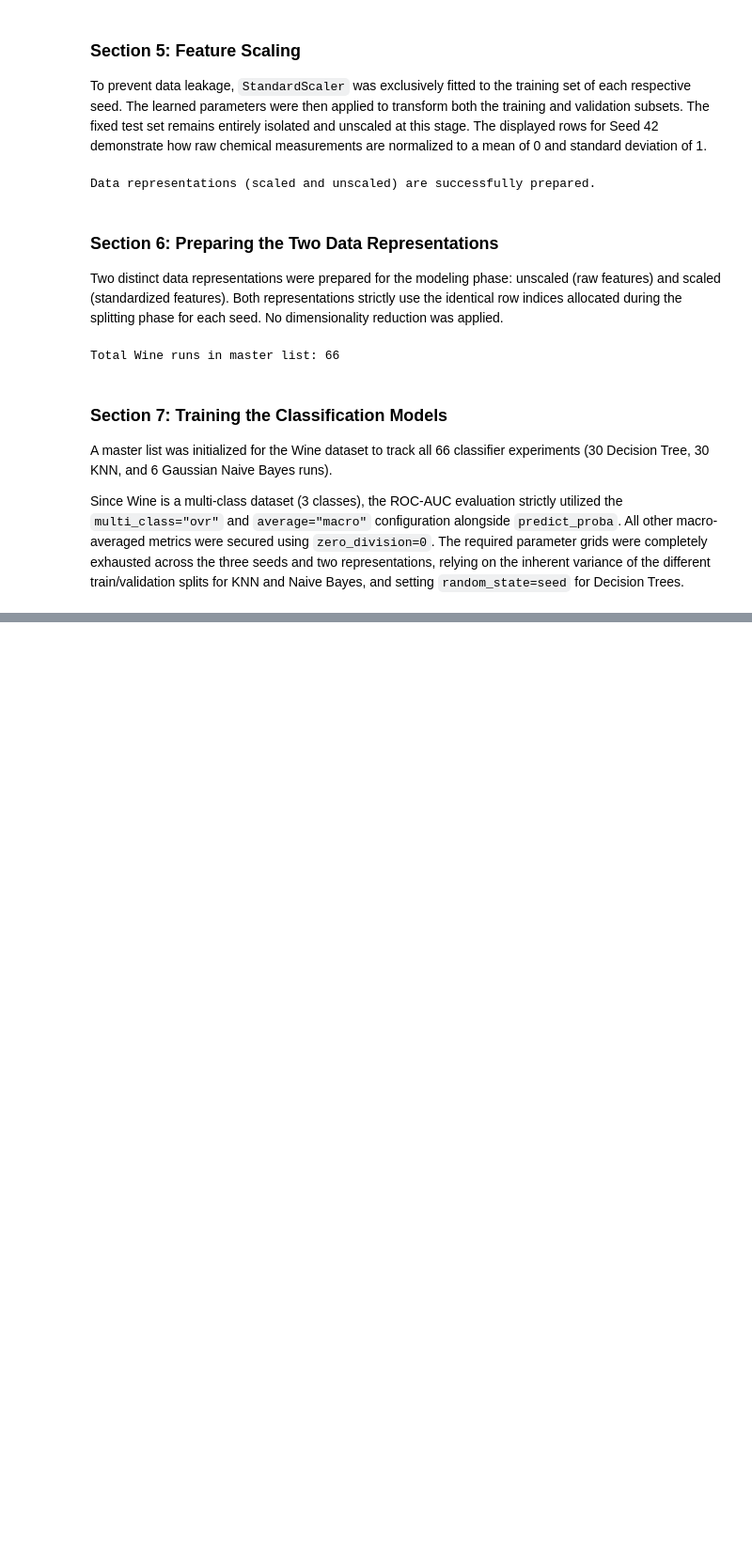
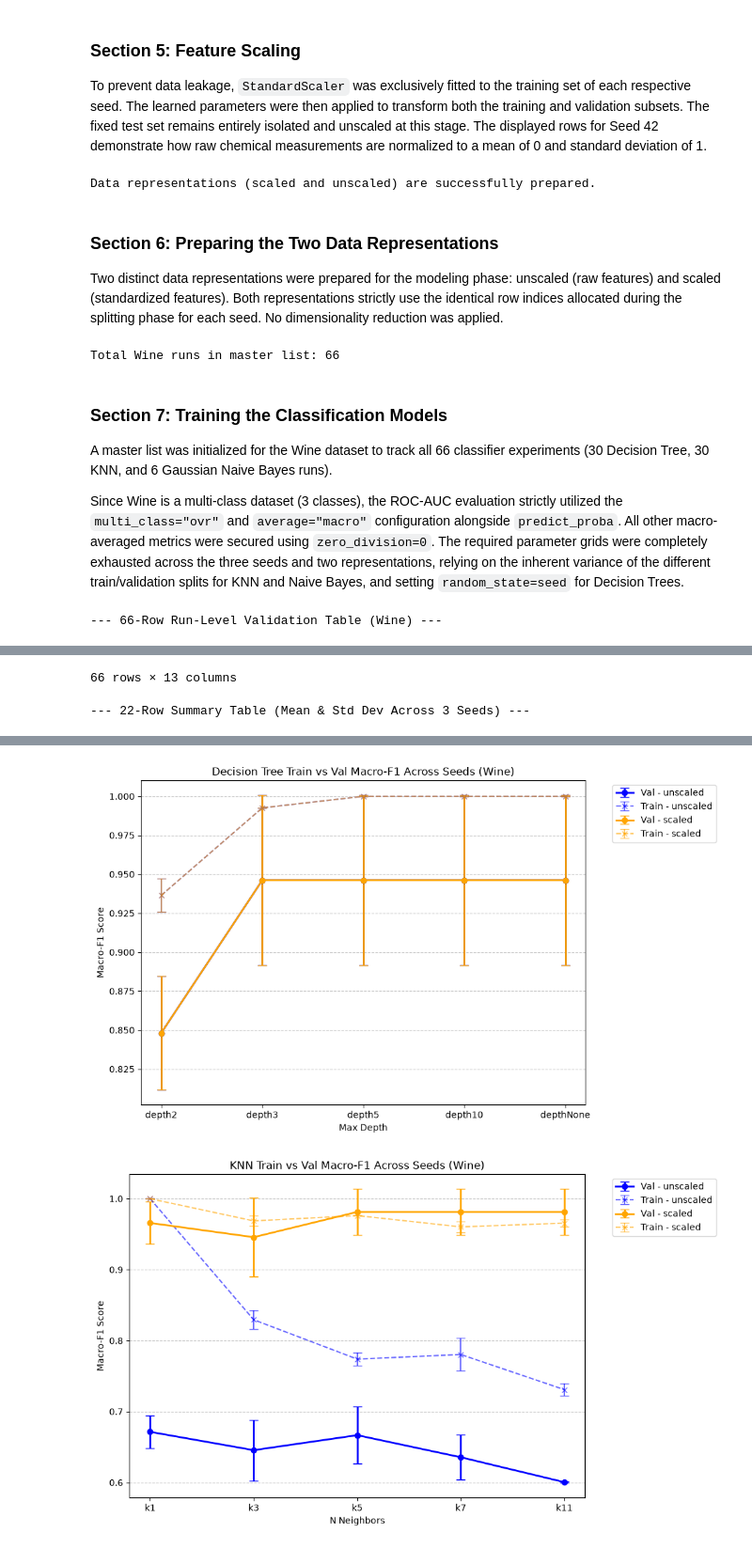
Before and after one commit to AbdullahEsad/Machine_Learning_Midterm, a Jupyter notebook: wine.ipynb, the cells around one changed output, grey strips where cells are left out. Shown at 94% size. Saved outputs shown, nothing was run; the diff lists cells and outputs as text; code cells hidden in the pictures; blank space fills up the shorter version.

Commit message:
Wine: Evaluate validation performance, generate summary tables, plot metrics, and select the best model

```diff
--- a/wine.ipynb
+++ b/wine.ipynb
@@ -311,3 +311,79 @@ Total Wine runs in master list: 66
 A master list was initialized for the Wine dataset to track all 66 classifier experiments (30 Decision Tree, 30 KNN, and 6 Gaussian Naive Bayes runs).
 
 Since Wine is a multi-class dataset (3 classes), the ROC-AUC evaluation strictly utilized the `multi_class="ovr"` and `average="macro"` configuration alongside `predict_proba`. All other macro-averaged metrics were secured using `zero_division=0`. The required parameter grids were completely exhausted across the three seeds and two representations, relying on the inherent variance of the different train/validation splits for KNN and Naive Bayes, and setting `random_state=seed` for Decision Trees.
+# %%
+import pandas as pd
+import matplotlib.pyplot as plt
+
+# --- 8. MEASURING VALIDATION PERFORMANCE (WINE) ---
+df_wine_runs = pd.DataFrame(wine_classifier_runs)
+
+print("--- 66-Row Run-Level Validation Table (Wine) ---")
+display(df_wine_runs)
+
+# Group by Algorithm, Representation, and Parameter
+groupby_cols = ['Algorithm', 'Representation', 'Parameter']
+metrics = ['Train Accuracy', 'Train Macro-F1', 'Val Accuracy', 'Val Macro-Precision', 'Val Macro-Recall', 'Val Macro-F1', 'Val ROC-AUC']
+
+# Calculate Mean and Sample Standard Deviation (ddof=1 is pandas default)
+df_wine_summary = df_wine_runs.groupby(groupby_cols)[metrics].agg(['mean', 'std']).reset_index()
+# Flatten MultiIndex columns for a clean 22-row table
+df_wine_summary.columns = ['_'.join(col).strip('_') for col in df_wine_summary.columns.values]
+
+print("\n--- 22-Row Summary Table (Mean & Std Dev Across 3 Seeds) ---")
+display(df_wine_summary)
+
+# Model Selection Logic:
+# 1. Highest Val Macro-F1 mean
+# 2. Highest Val Accuracy mean (Tie-breaker 1)
+# 3. Lowest Val Macro-F1 std (Tie-breaker 2)
+# 4. Alphabetical Config ID (Tie-breaker 3)
+df_wine_summary['Config_ID'] = df_wine_summary['Algorithm'] + "_" + df_wine_summary['Representation'] + "_" + df_wine_summary['Parameter']
+df_wine_summary_sorted = df_wine_summary.sort_values(
+    by=['Val Macro-F1_mean', 'Val Accuracy_mean', 'Val Macro-F1_std', 'Config_ID'],
+    ascending=[False, False, True, True]
+)
+
+best_wine_model = df_wine_summary_sorted.iloc[0]
+print(f"\n*** SELECTED CONFIGURATION FOR WINE CLASSIFICATION ***")
+print(f"Algorithm: {best_wine_model['Algorithm']}")
+print(f"Representation: {best_wine_model['Representation']}")
+print(f"Parameter: {best_wine_model['Parameter']}")
+print(f"Validation Macro-F1 (Mean): {best_wine_model['Val Macro-F1_mean']:.4f} ± {best_wine_model['Val Macro-F1_std']:.4f}")
+
+# 8.2 Parameter Comparison Figures
+def plot_parameter_comparison_wine(df_summary, algo_name, param_name, x_labels):
+    plt.figure(figsize=(10, 6))
+    colors = {'unscaled': 'blue', 'scaled': 'orange'}
+
+    for rep in ['unscaled', 'scaled']:
+        subset = df_summary[(df_summary['Algorithm'] == algo_name) & (df_summary['Representation'] == rep)].copy()
+        subset['Parameter'] = pd.Categorical(subset['Parameter'], categories=x_labels, ordered=True)
+        subset = subset.sort_values('Parameter')
+
+        x = subset['Parameter'].astype(str)
+
+        # Validation Errors
+        plt.errorbar(x, subset['Val Macro-F1_mean'], yerr=subset['Val Macro-F1_std'],
+                     label=f'Val - {rep}', color=colors[rep], fmt='-o', capsize=5, linewidth=2)
+        # Training Errors
+        plt.errorbar(x, subset['Train Macro-F1_mean'], yerr=subset['Train Macro-F1_std'],
+                     label=f'Train - {rep}', color=colors[rep], fmt='--x', capsize=5, alpha=0.6)
+
+    plt.title(f"{algo_name} Train vs Val Macro-F1 Across Seeds (Wine)")
+    plt.xlabel(param_name)
+    plt.ylabel("Macro-F1 Score")
+    plt.legend(bbox_to_anchor=(1.05, 1), loc='upper left')
+    plt.grid(axis='y', linestyle='--', alpha=0.7)
+    plt.tight_layout()
+    plt.show()
+
+# Plot for Decision Tree
+dt_labels = ['depth2', 'depth3', 'depth5', 'depth10', 'depthNone']
+plot_parameter_comparison_wine(df_wine_summary, 'Decision Tree', 'Max Depth', dt_labels)
+
+# Plot for KNN
+knn_labels = ['k1', 'k3', 'k5', 'k7', 'k11']
+plot_parameter_comparison_wine(df_wine_summary, 'KNN', 'N Neighbors', knn_labels)
+# %% [output]
+--- 66-Row Run-Level Validation Table (Wine) ---
@@ -313,0 +402,2 @@ Since Wine is a multi-class dataset (3 classes), the ROC-AUC evaluation strictly
+66 rows × 13 columns
+--- 22-Row Summary Table (Mean & Std Dev Across 3 Seeds) ---
@@ -313,0 +426,2 @@ Since Wine is a multi-class dataset (3 classes), the ROC-AUC evaluation strictly
+[figure, added]
+[figure, added]
```
Also changed, not shown: parts of 2 cells of this notebook.
